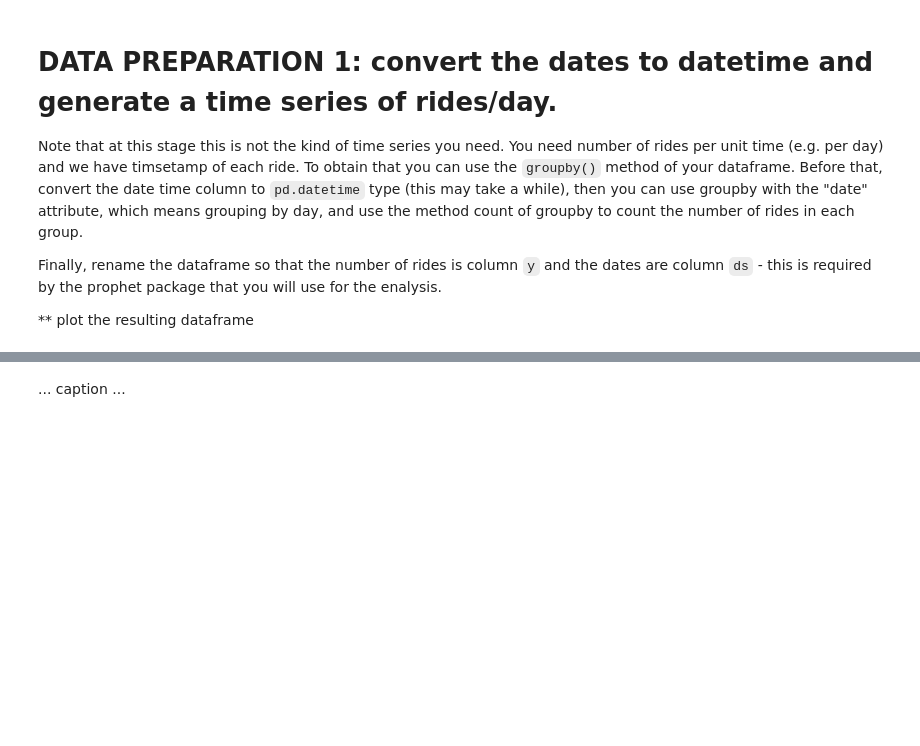
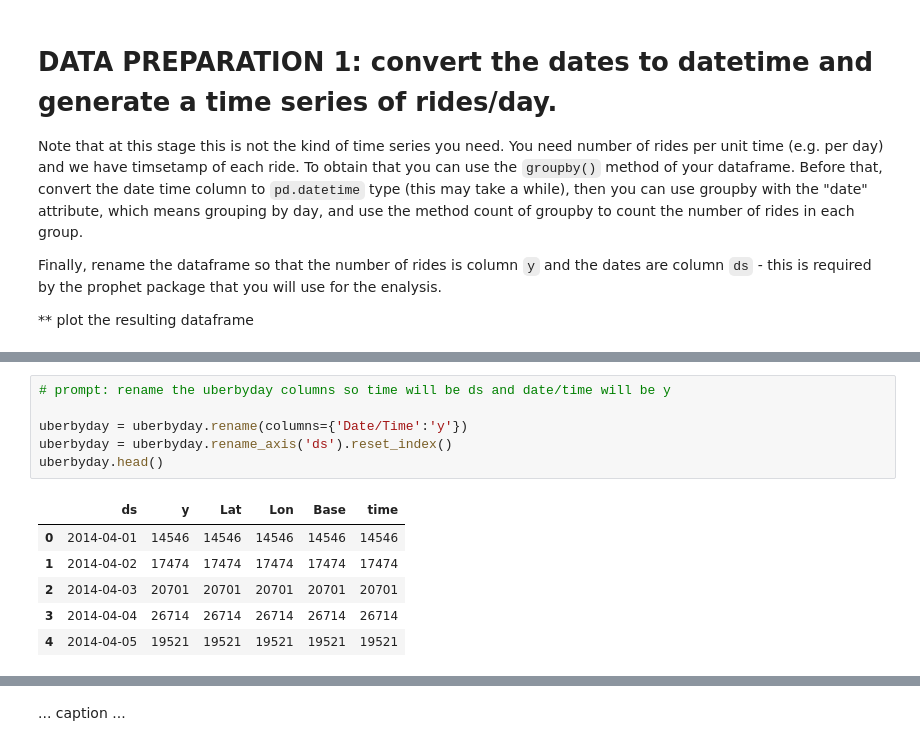
Before and after one commit to mysujan/MLTSA25_SShrestha, a Jupyter notebook: HW3/berprophet_instructions.ipynb, the cells around one changed output, grey strips where cells are left out. Drawn from its saved outputs; the diff is of its cells as text; blank space fills up the shorter version.

```diff
--- a/HW3/berprophet_instructions.ipynb
+++ b/HW3/berprophet_instructions.ipynb
@@ -67 +108,14 @@ uberbyday = uberrides.groupby(uber["time"].dt.date)... # we did it in the bootca
+# %%
+# prompt: rename the uberbyday columns so time will be ds and date/time will be y
+
+uberbyday = uberbyday.rename(columns={'Date/Time':'y'})
+uberbyday = uberbyday.rename_axis('ds').reset_index()
+uberbyday.head()
+# %% [output]
+|  | ds | y | Lat | Lon | Base | time |
+| 0 | 2014-04-01 | 14546 | 14546 | 14546 | 14546 | 14546 |
+| 1 | 2014-04-02 | 17474 | 17474 | 17474 | 17474 | 17474 |
+| 2 | 2014-04-03 | 20701 | 20701 | 20701 | 20701 | 20701 |
+| 3 | 2014-04-04 | 26714 | 26714 | 26714 | 26714 | 26714 |
+| 4 | 2014-04-05 | 19521 | 19521 | 19521 | 19521 | 19521 |
 # %%
```
Also changed, not shown: parts of 22 cells of this notebook.
